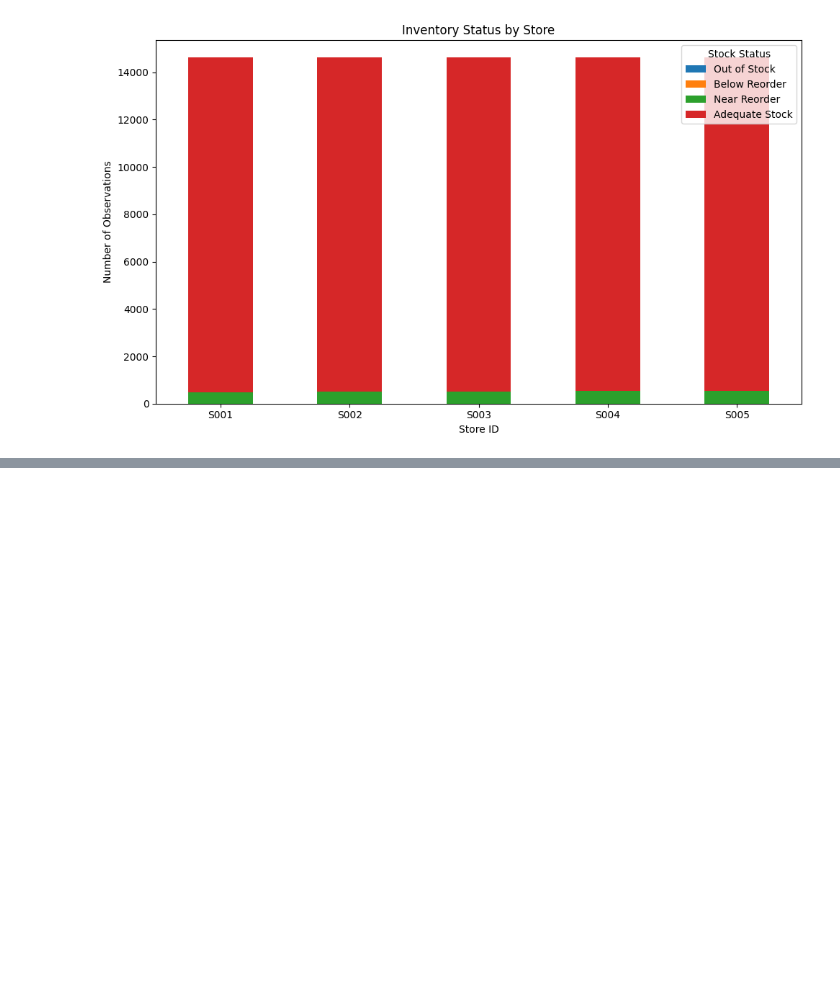
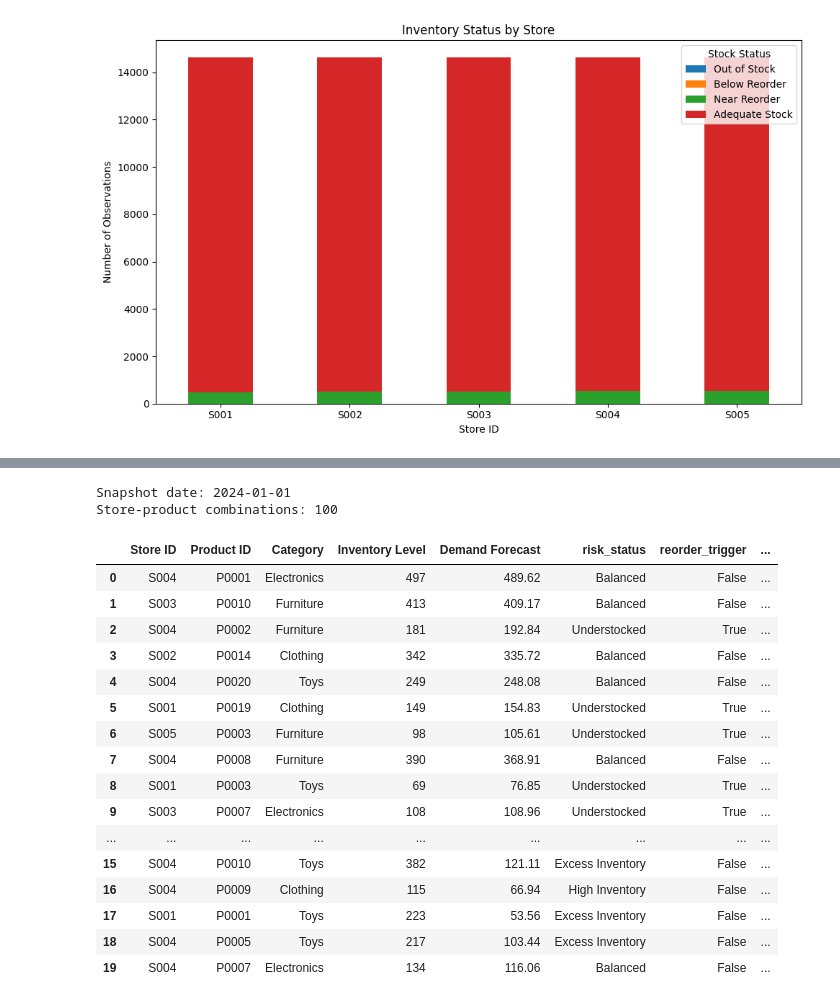
Before and after one commit to gogoi-anuraj/retail_inventory_analytics, a Jupyter notebook: notebook/analysis.ipynb, the cells around one changed output, grey strips where cells are left out. Saved outputs shown, nothing was run; the diff lists cells and outputs as text; code cells hidden in the pictures; blank space fills up the shorter version.

```diff
--- a/notebook/analysis.ipynb
+++ b/notebook/analysis.ipynb
@@ -1247,0 +1419,66 @@ plt.show()
+# %%
+# Reorder Recommendation
+# Uses the latest date in the dataset as the "current" snapshot,
+# since a reorder decision is a point-in-time action, not an aggregate.
+
+latest_date = df["Date"].max()
+snapshot = df[df["Date"] == latest_date].copy()
+
+print(f"Snapshot date: {latest_date.date()}")
+print(f"Store-product combinations: {len(snapshot)}")
+
+# Reorder trigger: current inventory below demand forecast
+snapshot["reorder_trigger"] = snapshot["Inventory Level"] < snapshot["Demand Forecast"]
+
+# Recommended order quantity, with a 10% safety buffer on demand forecast.
+# Buffer is a simple, documented assumption -- not derived from lead time
+# (no lead-time data exists in this dataset).
+SAFETY_BUFFER = 1.10
+
+snapshot["recommended_order_qty"] = (
+    (snapshot["Demand Forecast"] * SAFETY_BUFFER - snapshot["Inventory Level"])
+    .clip(lower=0)
+    .round(0)
+)
+
+# Risk status label, consistent with the Phase 4/7 tiering used elsewhere
+def risk_status(row):
+    if row["Inventory Level"] < row["Demand Forecast"]:
+        return "Understocked"
+    elif row["Inventory Level"] <= 1.5 * row["Demand Forecast"]:
+        return "Balanced"
+    elif row["Inventory Level"] <= 2 * row["Demand Forecast"]:
+        return "High Inventory"
+    else:
+        return "Excess Inventory"
+
+snapshot["risk_status"] = snapshot.apply(risk_status, axis=1)
+# %% [output]
+Snapshot date: 2024-01-01
+Store-product combinations: 100
+# %%
+reorder_table = snapshot[[
+    "Store ID", "Product ID", "Category",
+    "Inventory Level", "Demand Forecast",
+    "risk_status", "reorder_trigger", "recommended_order_qty"
+]].sort_values("recommended_order_qty", ascending=False).reset_index(drop=True)
+
+reorder_table.head(20)
+# %% [output]
+|  | Store ID | Product ID | Category | Inventory Level | Demand Forecast | risk_status | reorder_trigger | ... |
+| 0 | S004 | P0001 | Electronics | 497 | 489.62 | Balanced | False | ... |
+| 1 | S003 | P0010 | Furniture | 413 | 409.17 | Balanced | False | ... |
+| 2 | S004 | P0002 | Furniture | 181 | 192.84 | Understocked | True | ... |
+| 3 | S002 | P0014 | Clothing | 342 | 335.72 | Balanced | False | ... |
+| 4 | S004 | P0020 | Toys | 249 | 248.08 | Balanced | False | ... |
+| 5 | S001 | P0019 | Clothing | 149 | 154.83 | Understocked | True | ... |
+| 6 | S005 | P0003 | Furniture | 98 | 105.61 | Understocked | True | ... |
+| 7 | S004 | P0008 | Furniture | 390 | 368.91 | Balanced | False | ... |
+| 8 | S001 | P0003 | Toys | 69 | 76.85 | Understocked | True | ... |
+| 9 | S003 | P0007 | Electronics | 108 | 108.96 | Understocked | True | ... |
+| ... | ... | ... | ... | ... | ... | ... | ... | ... |
+| 15 | S004 | P0010 | Toys | 382 | 121.11 | Excess Inventory | False | ... |
+| 16 | S004 | P0009 | Clothing | 115 | 66.94 | High Inventory | False | ... |
+| 17 | S001 | P0001 | Toys | 223 | 53.56 | Excess Inventory | False | ... |
+| 18 | S004 | P0005 | Toys | 217 | 103.44 | Excess Inventory | False | ... |
+| 19 | S004 | P0007 | Electronics | 134 | 116.06 | Balanced | False | ... |
```
Also changed, not shown: parts of 6 cells of this notebook, 14 other files.
